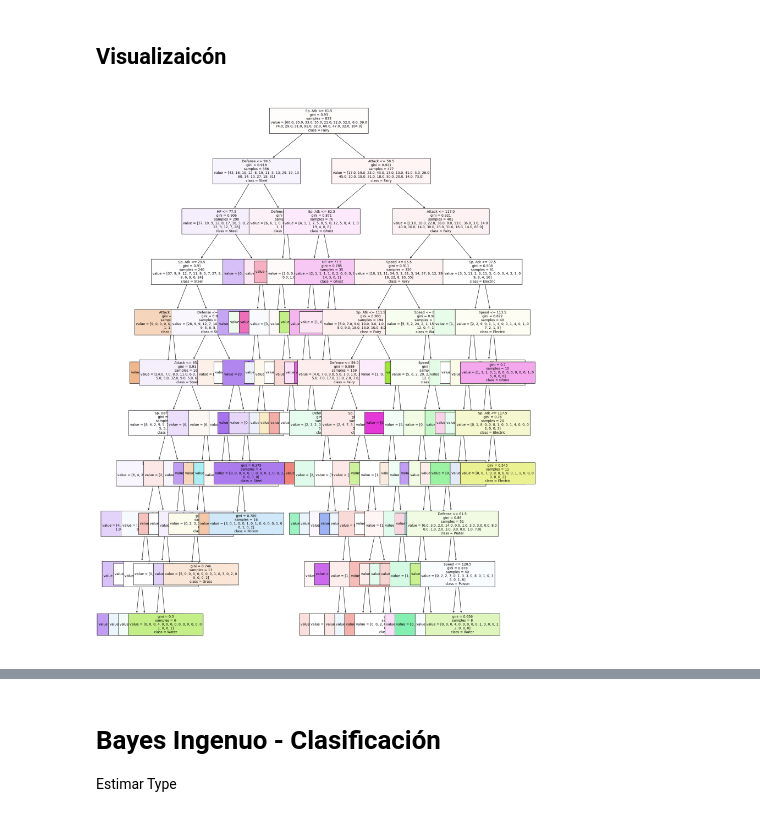
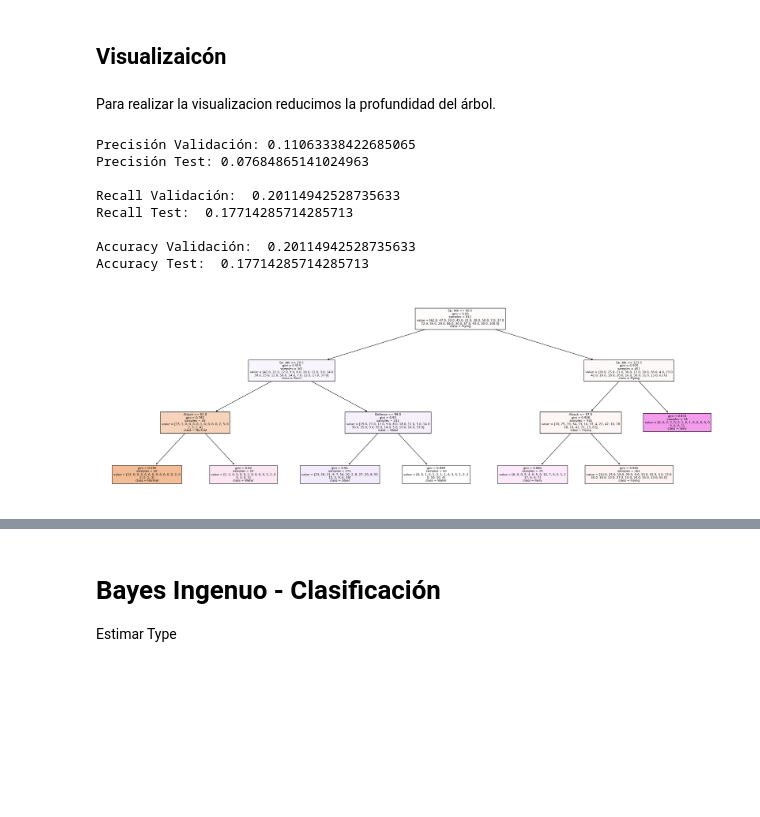
Before and after one commit to franciscoryb1/MINERIA-TUIA-Gauto-RodriguezYBarros, a Jupyter notebook: tp2.ipynb, the cells around one changed output, grey strips where cells are left out. Drawn from its saved outputs; the diff is of its cells as text; code cells hidden in the pictures; blank space fills up the shorter version.

```diff
--- a/tp2.ipynb
+++ b/tp2.ipynb
@@ -549,3 +577,5 @@ sns.heatmap(matrizCorrelacion, annot=True)
+# %%
+pokemones = pokemones.drop_duplicates()
 # %% [markdown]
 ### Balanceo del conjunto de datos
 # %% [markdown]
@@ -726,15 +846,40 @@ Al conservar resultados muy similares tanto en validación como en test, vemos q
 # %% [markdown]
 ## Visualizaicón
+# %% [markdown]
+Para realizar la visualizacion reducimos la profundidad del árbol.
+# %%
+clf = DecisionTreeClassifier(criterion='gini', max_depth = 3, min_samples_leaf = 4, min_samples_split = 20)
+regressor_tree = clf.fit(X_train, y_train)
+predictionsVal = regressor_tree.predict(X_val)
+predictionsTest = regressor_tree.predict(X_test)
+# %%
+print(f"Precisión Validación: {precision_score(y_val, predictionsVal, average='weighted', zero_division=0)}")
+print(f"Precisión Test: {precision_score(y_test, predictionsTest, average='weighted', zero_division=0)}\n")
+
+print("Recall Validación: ",recall_score(y_val, predictionsVal, average='weighted', zero_division=0))
+print("Recall Test: ", recall_score(y_test, predictionsTest, average='weighted', zero_division=0),"\n")
+
+print("Accuracy Validación: ", accuracy_score(y_val, predictionsVal))
+print("Accuracy Test: ",accuracy_score(y_test, predictionsTest))
+# %% [output]
+Precisión Validación: 0.11063338422685065
+Precisión Test: 0.07684865141024963
+
+Recall Validación:  0.20114942528735633
+Recall Test:  0.17714285714285713
+
+Accuracy Validación:  0.20114942528735633
+Accuracy Test:  0.17714285714285713
 # %%
 from sklearn.tree import plot_tree
 import matplotlib.pyplot as plt
 
 # Graficar el árbol entrenado
-plt.figure(figsize=(20, 30))
-plot_tree(clf, filled=True, feature_names=X_train.columns, class_names=y_train.unique(), fontsize = 10)
+plt.figure(figsize=(30, 10))
+plot_tree(clf, filled=True, feature_names=X_train.columns, class_names=y_train.unique(), fontsize = 8)
 plt.show()
 # %% [output]
-[figure, old version]
+[figure, new version]
 # %%
 !pip install graphviz
 # %% [output]
```
Also changed, not shown: parts of 28 cells of this notebook, 1 other file.
